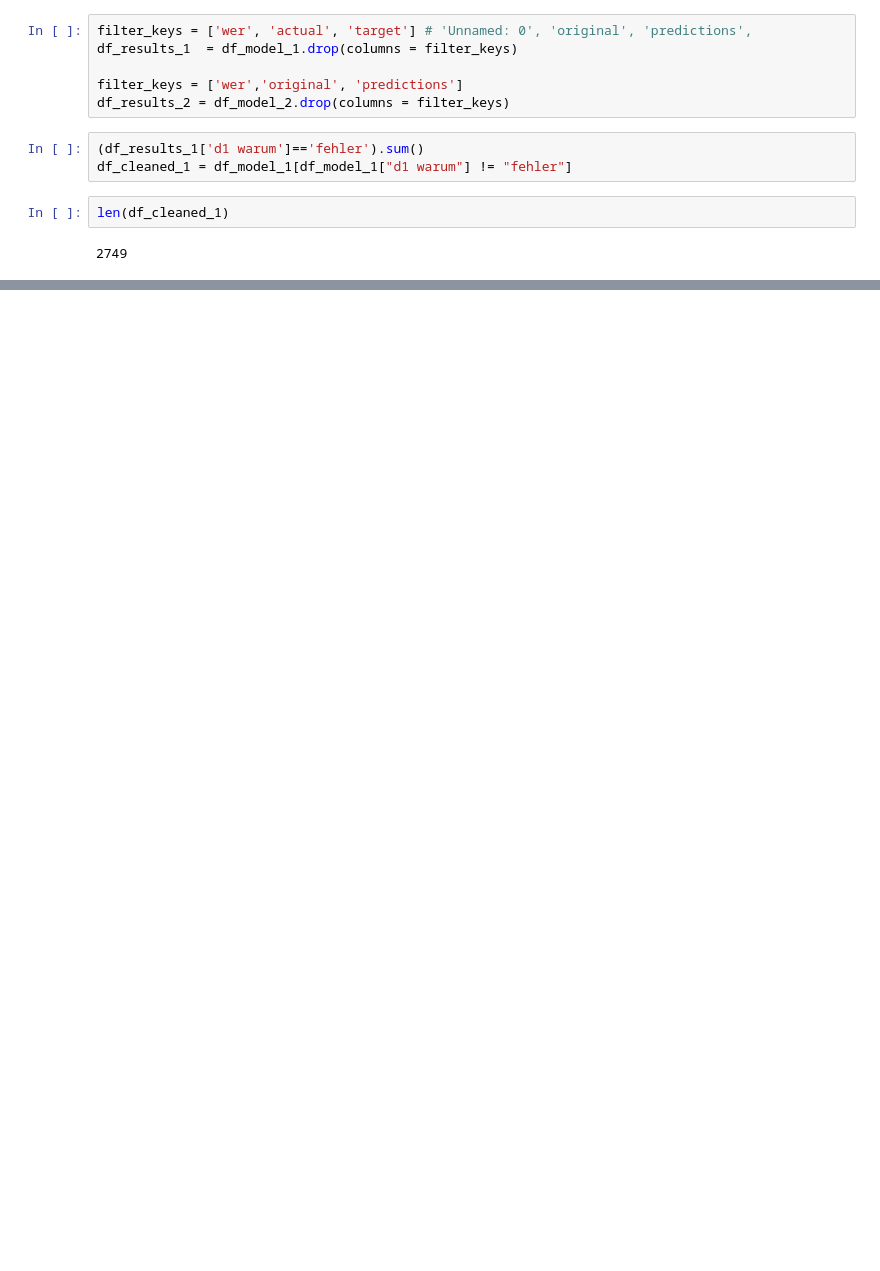
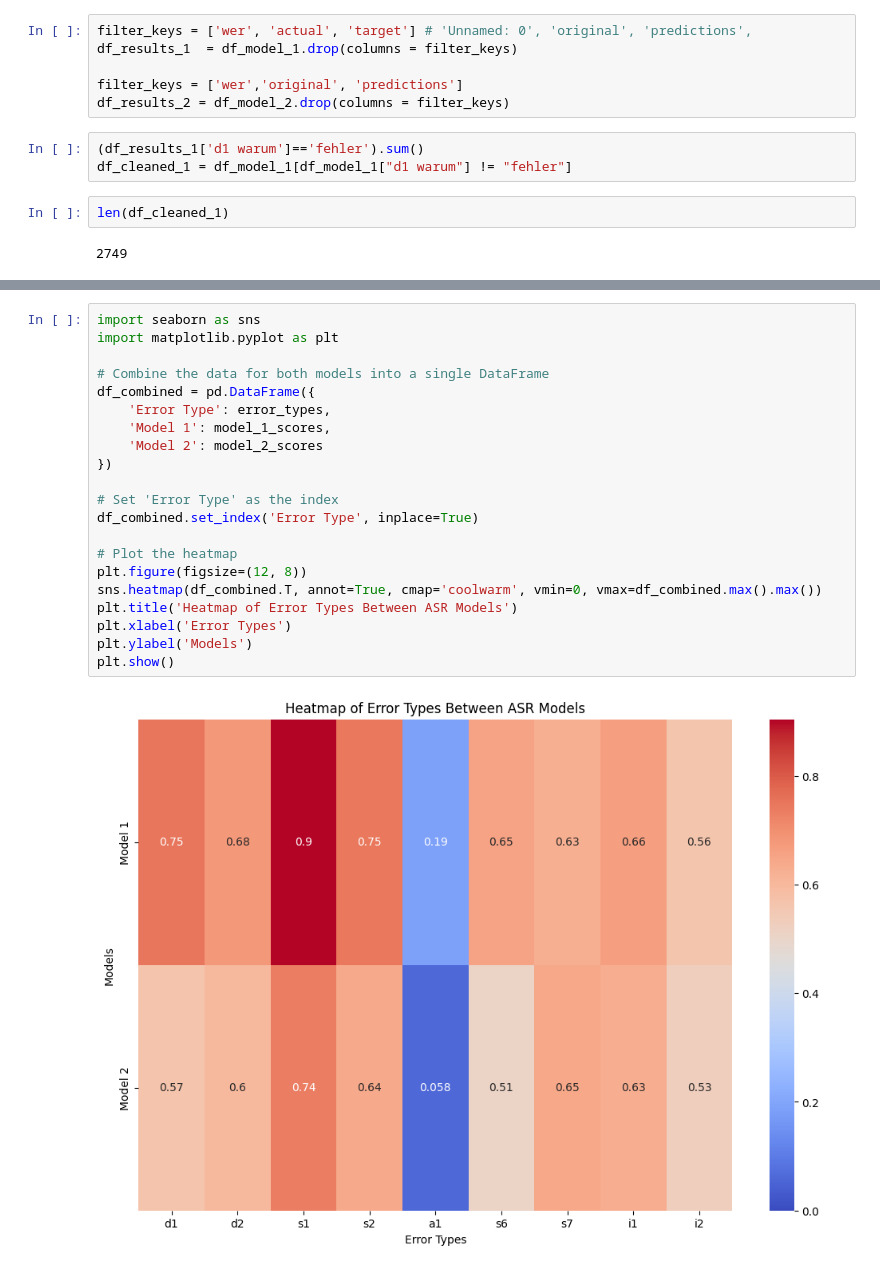
Before and after one commit to burki/asr-finetune, a Jupyter notebook: asr-classification/plot_error_types.ipynb, the cells around one changed output, grey strips where cells are left out. Saved outputs shown, nothing was run; the diff lists cells and outputs as text; blank space fills up the shorter version.

```diff
--- a/asr-classification/plot_error_types.ipynb
+++ b/asr-classification/plot_error_types.ipynb
@@ -242,0 +381,23 @@ weights
+# %%
+import seaborn as sns
+import matplotlib.pyplot as plt
+
+# Combine the data for both models into a single DataFrame
+df_combined = pd.DataFrame({
+    'Error Type': error_types,
+    'Model 1': model_1_scores,
+    'Model 2': model_2_scores
+})
+
+# Set 'Error Type' as the index
+df_combined.set_index('Error Type', inplace=True)
+
+# Plot the heatmap
+plt.figure(figsize=(12, 8))
+sns.heatmap(df_combined.T, annot=True, cmap='coolwarm', vmin=0, vmax=df_combined.max().max())
+plt.title('Heatmap of Error Types Between ASR Models')
+plt.xlabel('Error Types')
+plt.ylabel('Models')
+plt.show()
+# %% [output]
+[figure, added]
```
Also changed, not shown: parts of 51 cells of this notebook.
